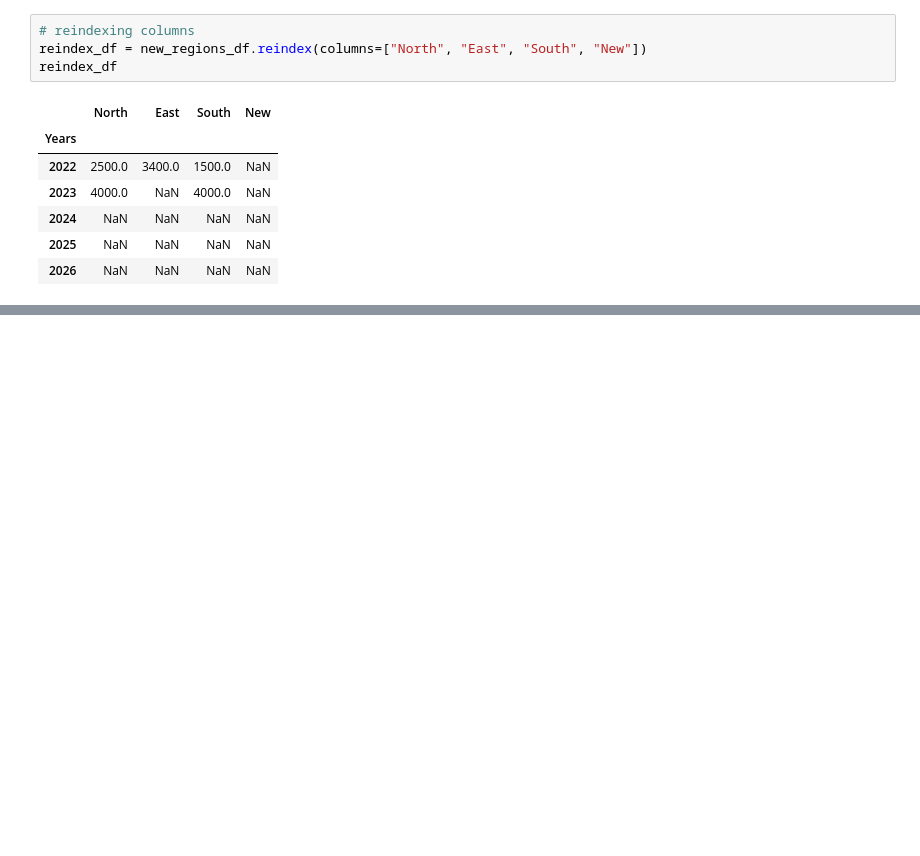
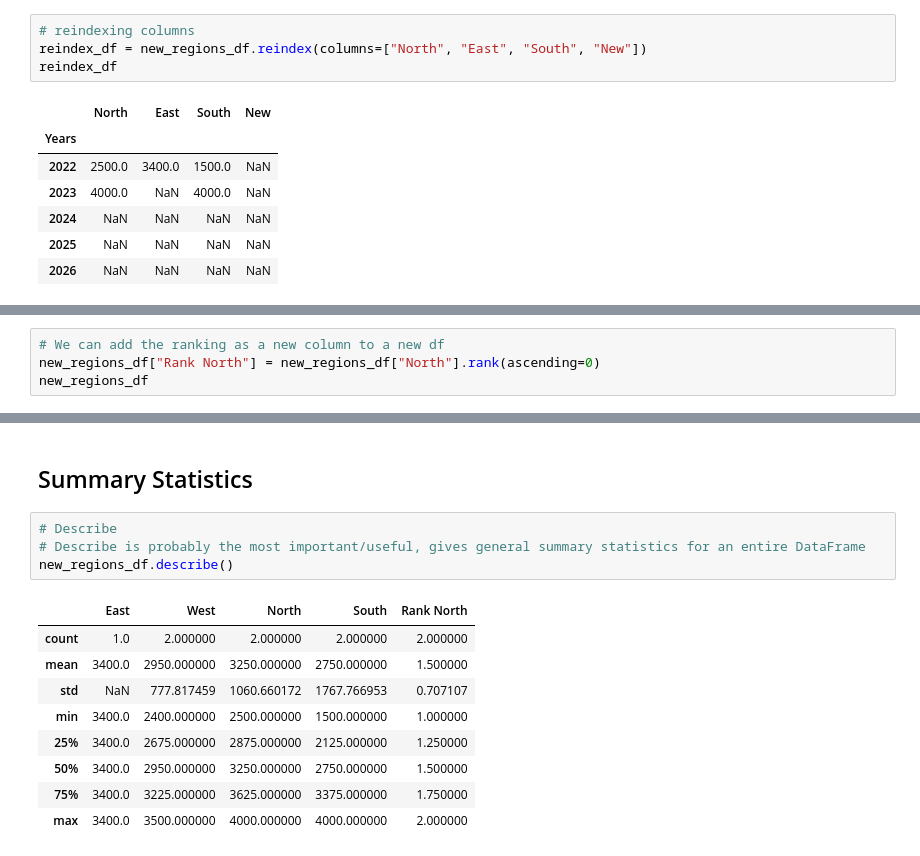
Before and after one commit to LSF970/pfd-april-2026, a Jupyter notebook: day-3/intro-to-pandas.ipynb, the cells around one changed output, grey strips where cells are left out. Saved outputs shown, nothing was run; the diff lists cells and outputs as text; blank space fills up the shorter version.

```diff
--- a/day-3/intro-to-pandas.ipynb
+++ b/day-3/intro-to-pandas.ipynb
@@ -316,0 +475,4 @@ reindex_df
+# %%
+# We can add the ranking as a new column to a new df
+new_regions_df["Rank North"] = new_regions_df["North"].rank(ascending=0)
+new_regions_df
@@ -316,0 +487,16 @@ reindex_df
+# %% [markdown]
+## Summary Statistics
+# %%
+# Describe
+# Describe is probably the most important/useful, gives general summary statistics for an entire DataFrame
+new_regions_df.describe()
+# %% [output]
+|  | East | West | North | South | Rank North |
+| count | 1.0 | 2.000000 | 2.000000 | 2.000000 | 2.000000 |
+| mean | 3400.0 | 2950.000000 | 3250.000000 | 2750.000000 | 1.500000 |
+| std | NaN | 777.817459 | 1060.660172 | 1767.766953 | 0.707107 |
+| min | 3400.0 | 2400.000000 | 2500.000000 | 1500.000000 | 1.000000 |
+| 25% | 3400.0 | 2675.000000 | 2875.000000 | 2125.000000 | 1.250000 |
+| 50% | 3400.0 | 2950.000000 | 3250.000000 | 2750.000000 | 1.500000 |
+| 75% | 3400.0 | 3225.000000 | 3625.000000 | 3375.000000 | 1.750000 |
+| max | 3400.0 | 3500.000000 | 4000.000000 | 4000.000000 | 2.000000 |
```
Also changed, not shown: parts of 25 cells of this notebook, 2 other files.
